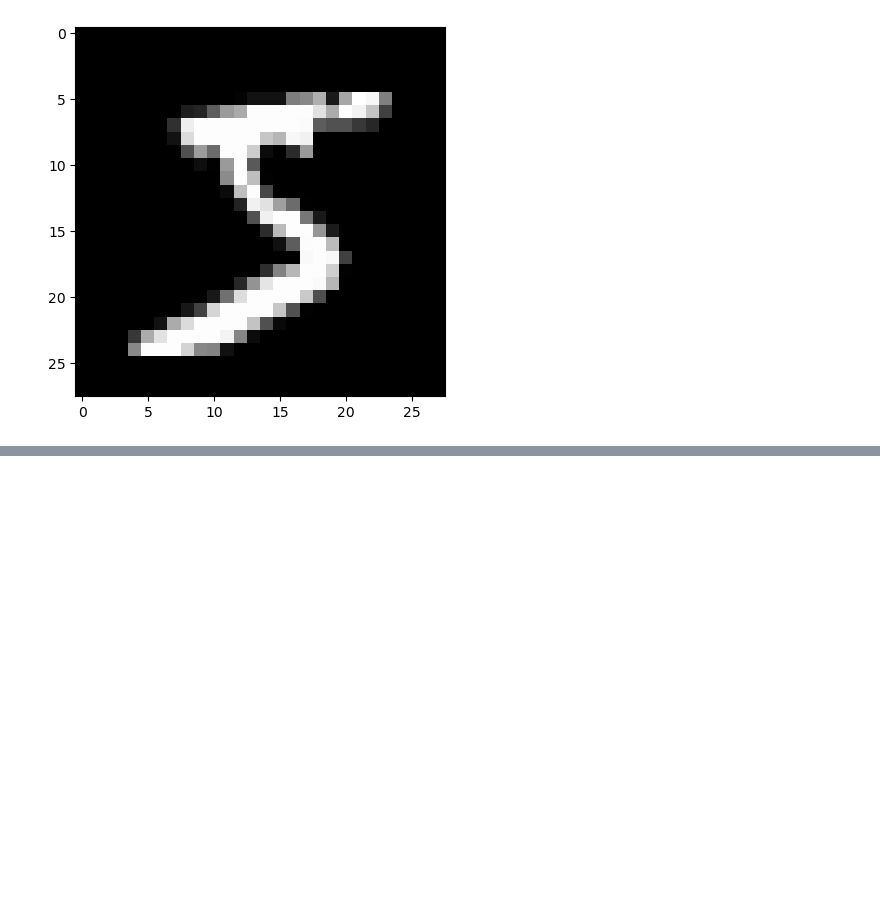
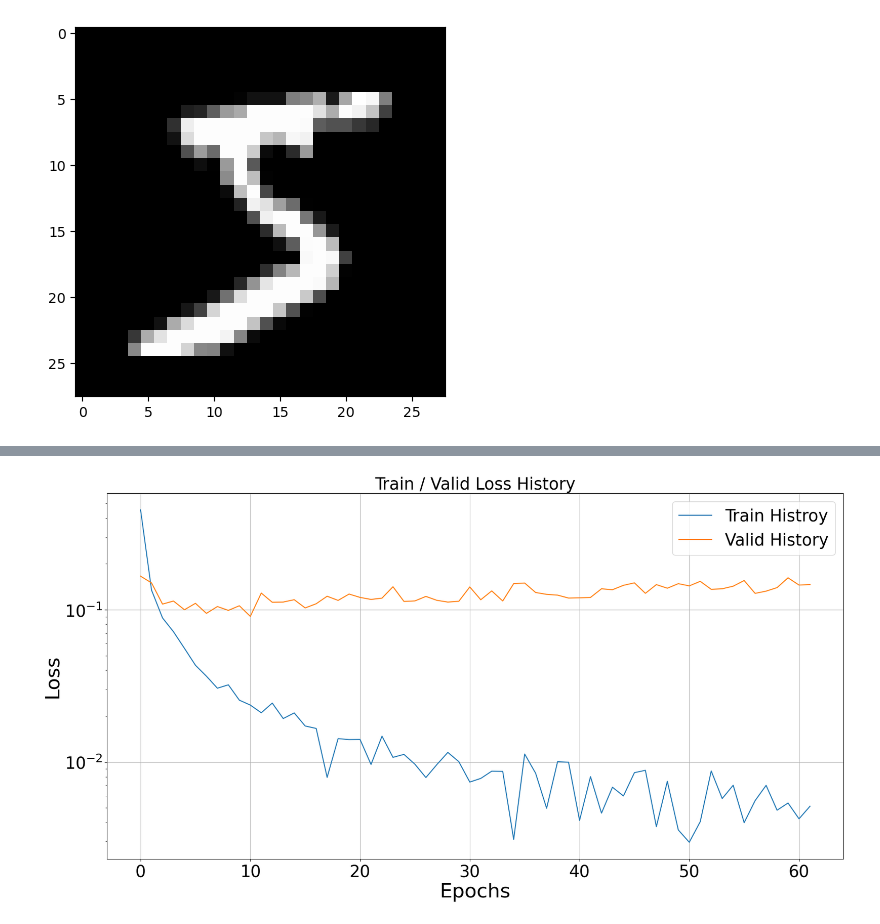
Before and after one commit to Taeyoung1005/deep-learning-study, a Jupyter notebook: deeplearning.ipynb, the cells around one changed output, grey strips where cells are left out. Cells and saved outputs as stored; diff of their text form; code cells hidden in the pictures; blank space fills up the shorter version.

```diff
--- a/deeplearning.ipynb
+++ b/deeplearning.ipynb
@@ -923,11 +916,12 @@ def make_train_valid_test(ratio, train, test):
 # %%
 # 딥러닝 모델 생성 -> Pytorch의 nn.Module 활용
 class MyModel(nn.Module):
-    def __int__(self, input_dim, output_dim):
-        self.input_dim = input_dim
-        self.output_dim = output_dim
 
-        super().__init__()
+    def __init__(self, input_dim, output_dim):
+        self.input_dim = input_dim # 입력 차원
+        self.output_dim = output_dim # 출력 차원
+
+        super().__init__() # 부모 클래스 __init__ 보호
 
         # 은닉층(Hidden Layer) 설계
         self.linear1 = nn.Linear(input_dim, 500)
@@ -937,18 +931,22 @@ class MyModel(nn.Module):
         self.linear5 = nn.Linear(200, 100)
         self.linear6 = nn.Linear(100, 50)
         self.linear7 = nn.Linear(50, output_dim)
-        self.act = nn.LeakyReLU()
+        #self.act = nn.ReLU()
+        self.act = nn.LeakyReLU() # LeakyReLU 사용
         self.logsoftmax = nn.LogSoftmax(dim=-1)
 
     def forward(self, x):
+
         # 객체 호출 시 입력 텐서 크기: |x| = (batch_size, input_dim)
-        h = self.act(self.linear1(x))
+        h = self.act(self.linear1(x)) # |h| = (batch_size, 32)
         h = self.act(self.linear2(h))
         h = self.act(self.linear3(h))
         h = self.act(self.linear4(h))
         h = self.act(self.linear5(h))
         h = self.act(self.linear6(h))
         y = self.logsoftmax(self.linear7(h))
+        # 출력텐서 크기: |y| = (batch_size, output_dim)
 
+        # 결괏값 반환(return)
         return y
 # %%
@@ -1018,0 +1139,25 @@ def train(model, x, y, crit, lr=1e-4, n_epochs=100, batch_size=32, print_interva
+# %%
+# 하이퍼 파라미터 설정
+params = {
+    'batch_size':  128,
+    'n_epochs': 1000,
+    'print_interval': 10,
+    'lr': 1e-4,
+    'early_stop': 50,
+    'model_fn': 'model_classification.pth',
+}
+
+# Train, Valid, Test 데이터셋 분할
+train_valid_ratio = [0.8, 0.2]
+x, y = make_train_valid_test(train_valid_ratio, train_data, test_data)
+
+# 모델 객체 생성 -> MyModel 클래스를 이용하여 빈 모델 생성
+input_size =x[0].size(-1)
+output_size = int(max(y[0])) + 1
+model = MyModel(input_size, output_size)
+
+# 손실함수 생성
+loss_func=nn.NLLLoss()
+
+# train 함수 호출을 통해 학습 수행
+train_history, valid_history = train(model, x, y, loss_func, **params)
@@ -1018,0 +1182,4 @@ def train(model, x, y, crit, lr=1e-4, n_epochs=100, batch_size=32, print_interva
+# %%
+visualize_loss_history(train_history, valid_history)
+# %% [output]
+[figure, added]
```
Also changed, not shown: parts of 10 cells of this notebook, 1 other file.
